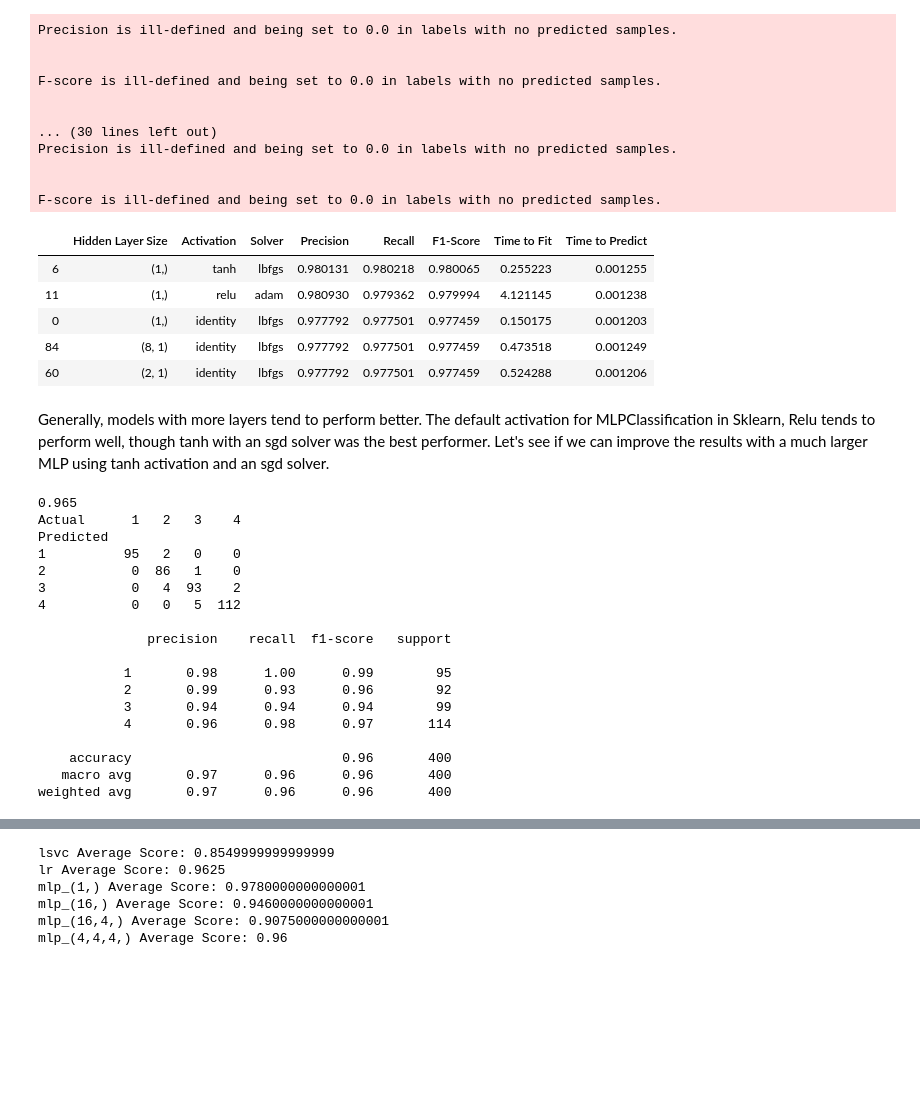
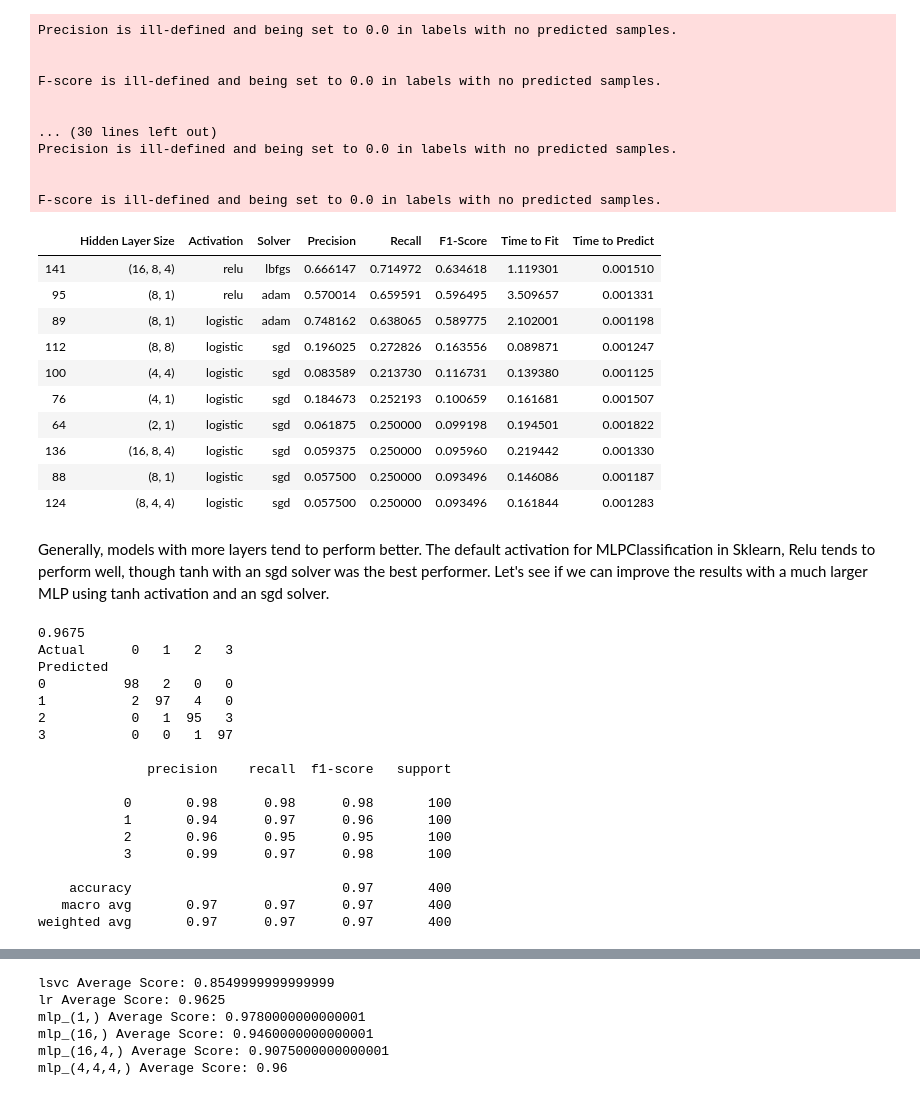
Before and after one commit to hornaidan/DS3010, a Jupyter notebook: Project2.ipynb, the cells around one changed output, grey strips where cells are left out. Drawn from its saved outputs; the diff is of its cells as text; code cells hidden in the pictures; blank space fills up the shorter version.

```diff
--- a/Project2.ipynb
+++ b/Project2.ipynb
@@ -88,9 +111,8 @@ import seaborn as sns
 
 #we will use the standard scaler to z-transform the features to standardize the distances in the data.
 
-clf = make_pipeline(StandardScaler(),
-                    LinearSVC(random_state=0,
-                              max_iter = 10000, tol=1e-5))
+clf =  make_pipeline(StandardScaler(),
+                     LinearSVC(random_state=0,max_iter = 10000, tol=1e-5))
 clf.fit(x_train,y_train)
 
 y_pred = clf.predict(x_test)
@@ -335,14 +359,19 @@ Precision is ill-defined and being set to 0.0 in labels with no predicted sample
 
 F-score is ill-defined and being set to 0.0 in labels with no predicted samples.
 # %%
-mlp_performance.sort_values(by = ['F1-Score'], ascending = False).head()
+mlp_performance.sort_values(by = ['F1-Score'], ascending = False).tail(10)
 # %% [output]
 |  | Hidden Layer Size | Activation | Solver | Precision | Recall | F1-Score | Time to Fit | Time to Predict |
-| 6 | (1,) | tanh | lbfgs | 0.980131 | 0.980218 | 0.980065 | 0.255223 | 0.001255 |
-| 11 | (1,) | relu | adam | 0.980930 | 0.979362 | 0.979994 | 4.121145 | 0.001238 |
-| 0 | (1,) | identity | lbfgs | 0.977792 | 0.977501 | 0.977459 | 0.150175 | 0.001203 |
-| 84 | (8, 1) | identity | lbfgs | 0.977792 | 0.977501 | 0.977459 | 0.473518 | 0.001249 |
-| 60 | (2, 1) | identity | lbfgs | 0.977792 | 0.977501 | 0.977459 | 0.524288 | 0.001206 |
+| 141 | (16, 8, 4) | relu | lbfgs | 0.666147 | 0.714972 | 0.634618 | 1.119301 | 0.001510 |
+| 95 | (8, 1) | relu | adam | 0.570014 | 0.659591 | 0.596495 | 3.509657 | 0.001331 |
+| 89 | (8, 1) | logistic | adam | 0.748162 | 0.638065 | 0.589775 | 2.102001 | 0.001198 |
+| 112 | (8, 8) | logistic | sgd | 0.196025 | 0.272826 | 0.163556 | 0.089871 | 0.001247 |
+| 100 | (4, 4) | logistic | sgd | 0.083589 | 0.213730 | 0.116731 | 0.139380 | 0.001125 |
+| 76 | (4, 1) | logistic | sgd | 0.184673 | 0.252193 | 0.100659 | 0.161681 | 0.001507 |
+| 64 | (2, 1) | logistic | sgd | 0.061875 | 0.250000 | 0.099198 | 0.194501 | 0.001822 |
+| 136 | (16, 8, 4) | logistic | sgd | 0.059375 | 0.250000 | 0.095960 | 0.219442 | 0.001330 |
+| 88 | (8, 1) | logistic | sgd | 0.057500 | 0.250000 | 0.093496 | 0.146086 | 0.001187 |
+| 124 | (8, 4, 4) | logistic | sgd | 0.057500 | 0.250000 | 0.093496 | 0.161844 | 0.001283 |
 # %% [markdown]
 Generally, models with more layers tend to perform better. The default activation for MLPClassification in Sklearn, Relu tends to perform well, though tanh with an sgd solver was the best performer. Let's see if we can improve the results with a much larger MLP using tanh activation and an sgd solver.
 # %%
@@ -366,24 +395,24 @@ print()
 
 print(classification_report(y_test, y_pred))
 # %% [output]
-0.965
-Actual      1   2   3    4
+0.9675
+Actual      0   1   2   3
 Predicted
-1          95   2   0    0
-2           0  86   1    0
-3           0   4  93    2
-4           0   0   5  112
+0          98   2   0   0
+1           2  97   4   0
+2           0   1  95   3
+3           0   0   1  97
 
               precision    recall  f1-score   support
 
-           1       0.98      1.00      0.99        95
-           2       0.99      0.93      0.96        92
-           3       0.94      0.94      0.94        99
-           4       0.96      0.98      0.97       114
+           0       0.98      0.98      0.98       100
+           1       0.94      0.97      0.96       100
+           2       0.96      0.95      0.95       100
+           3       0.99      0.97      0.98       100
 
-    accuracy                           0.96       400
-   macro avg       0.97      0.96      0.96       400
-weighted avg       0.97      0.96      0.96       400
+    accuracy                           0.97       400
+   macro avg       0.97      0.97      0.97       400
+weighted avg       0.97      0.97      0.97       400
 # %%
 clf = make_pipeline(StandardScaler(), MLPClassifier(random_state=1,
                                                         hidden_layer_sizes = (1,),
```
Also changed, not shown: parts of 15 cells of this notebook, 1 other file.
